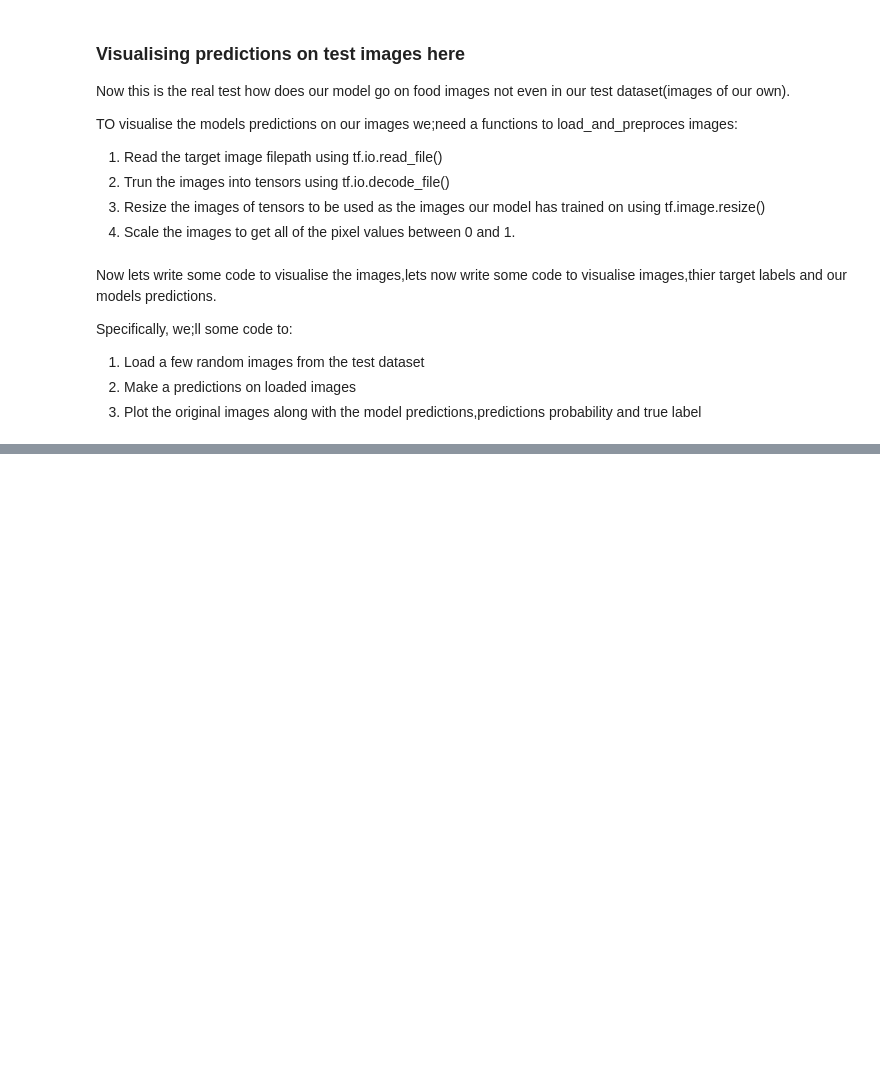
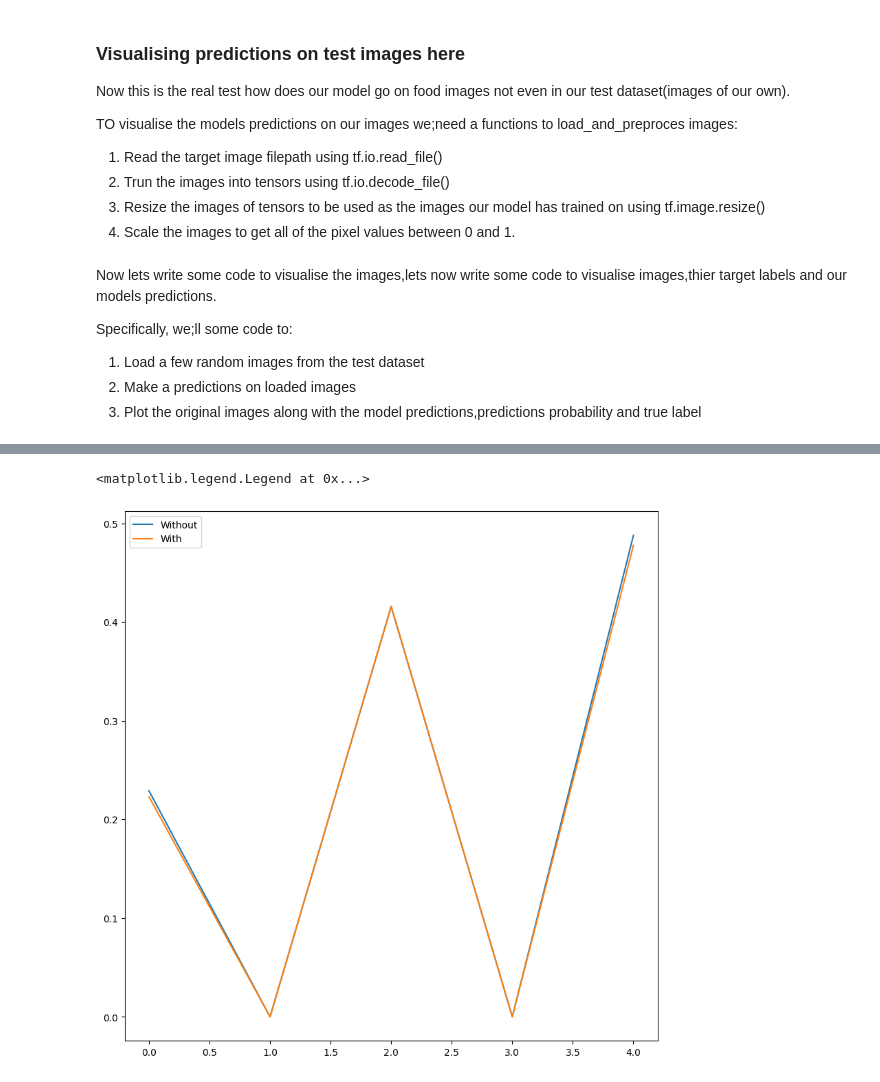
Before and after one commit to varmatilak22/learning_tensorflow, a Jupyter notebook: Execrises/Practice_6_transfer_learning_part-3:Scaling_up.ipynb, the cells around one changed output, grey strips where cells are left out. Saved outputs shown, nothing was run; the diff lists cells and outputs as text; code cells hidden in the pictures; blank space fills up the shorter version.

```diff
--- a/Execrises/Practice_6_transfer_learning_part-3:Scaling_up.ipynb
+++ b/Execrises/Practice_6_transfer_learning_part-3:Scaling_up.ipynb
@@ -81,10 +59,11 @@ from tensorflow.keras.preprocessing import image_dataset_from_directory
 train_data_all_10_percent=image_dataset_from_directory(train_dir_all_data,
                                                        label_mode='categorical',
                                                        image_size=IMG_SIZE,
-                                                      shuffle=False)
+                                                      )
 test_data_all_10_percent=image_dataset_from_directory(test_dir_all_data,
                                                       label_mode='categorical',
-                                                      image_size=(224,224))
+                                                      image_size=(224,224),
+                                                     shuffle=False)
 # %% [output]
 Found 7575 files belonging to 101 classes.
 Found 25250 files belonging to 101 classes.
@@ -766,0 +576,4 @@ Predicted class: french_onion_soup
+# %%
+history_with_mixed_precision,model_mixed_precision=model_mixed_precision(train_data=train_data_all_10_percent,
+                                                                        test_data=test_data_all_10_percent,
+                                                                        base=EfficientNetB0)
@@ -766,0 +596,10 @@ Predicted class: french_onion_soup
+# %%
+import matplotlib.pyplot as plt
+
+plt.figure(figsize=(10,10))
+plt.plot(range(EPOCHS),history_without_mixed_precision.history['accuracy'],label='Without')
+plt.plot(range(EPOCHS),history_with_mixed_precision.history['accuracy'],label='With')
+plt.legend()
+# %% [output]
+<matplotlib.legend.Legend at 0x...>
+[figure, added]
```
Also changed, not shown: parts of 56 cells of this notebook.
